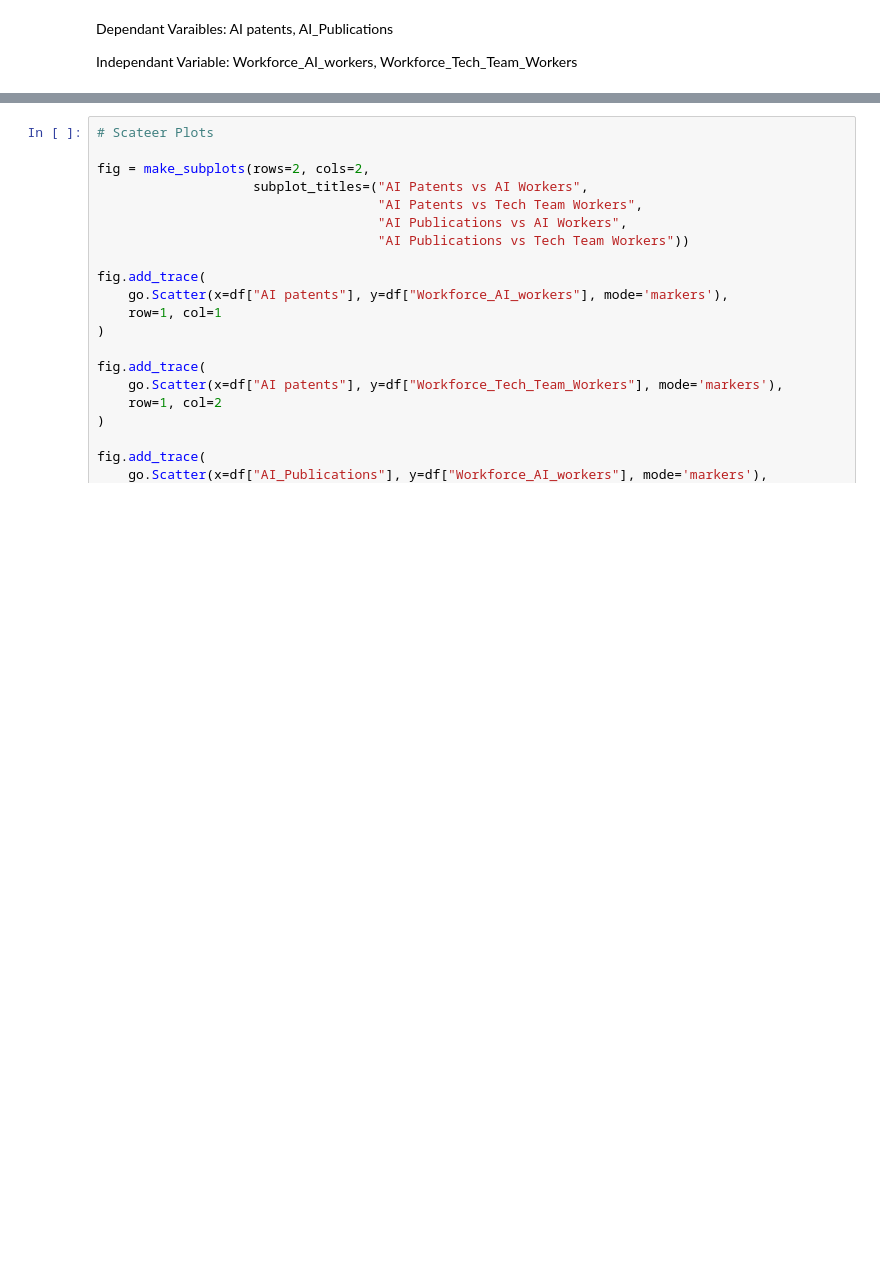
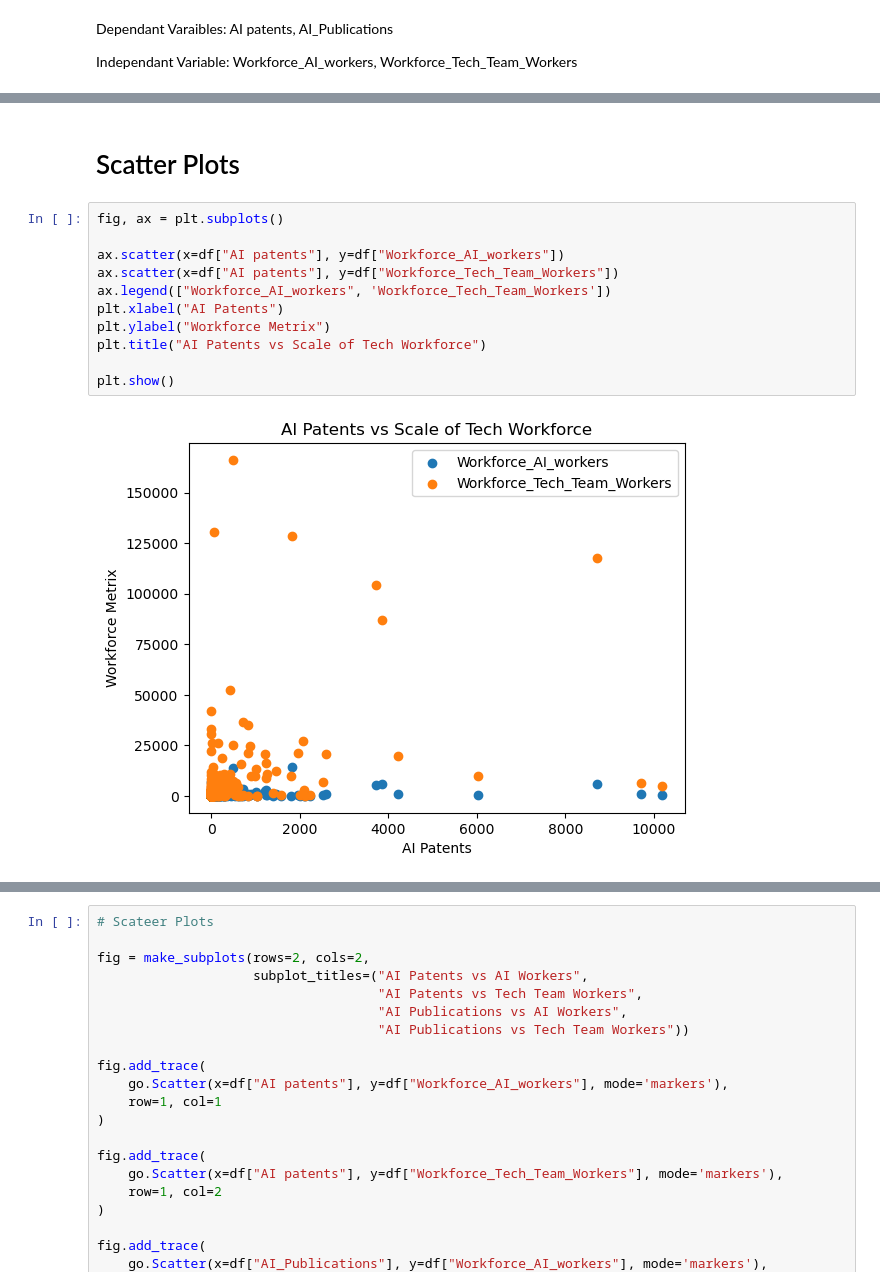
Before and after one commit to qitouying/Data-Visualization, a Jupyter notebook: Codes.ipynb, the cells around one changed output, grey strips where cells are left out. Drawn from its saved outputs; the diff is of its cells as text; blank space fills up the shorter version.

```diff
--- a/Codes.ipynb
+++ b/Codes.ipynb
@@ -107,0 +121,15 @@ Independant Variable: Workforce_AI_workers, Workforce_Tech_Team_Workers
+# %% [markdown]
+# Scatter Plots
+# %%
+fig, ax = plt.subplots()
+
+ax.scatter(x=df["AI patents"], y=df["Workforce_AI_workers"])
+ax.scatter(x=df["AI patents"], y=df["Workforce_Tech_Team_Workers"])
+ax.legend(["Workforce_AI_workers", 'Workforce_Tech_Team_Workers'])
+plt.xlabel("AI Patents")
+plt.ylabel("Workforce Metrix")
+plt.title("AI Patents vs Scale of Tech Workforce")
+
+plt.show()
+# %% [output]
+[figure, added]
```
Also changed, not shown: parts of 4 cells of this notebook.
